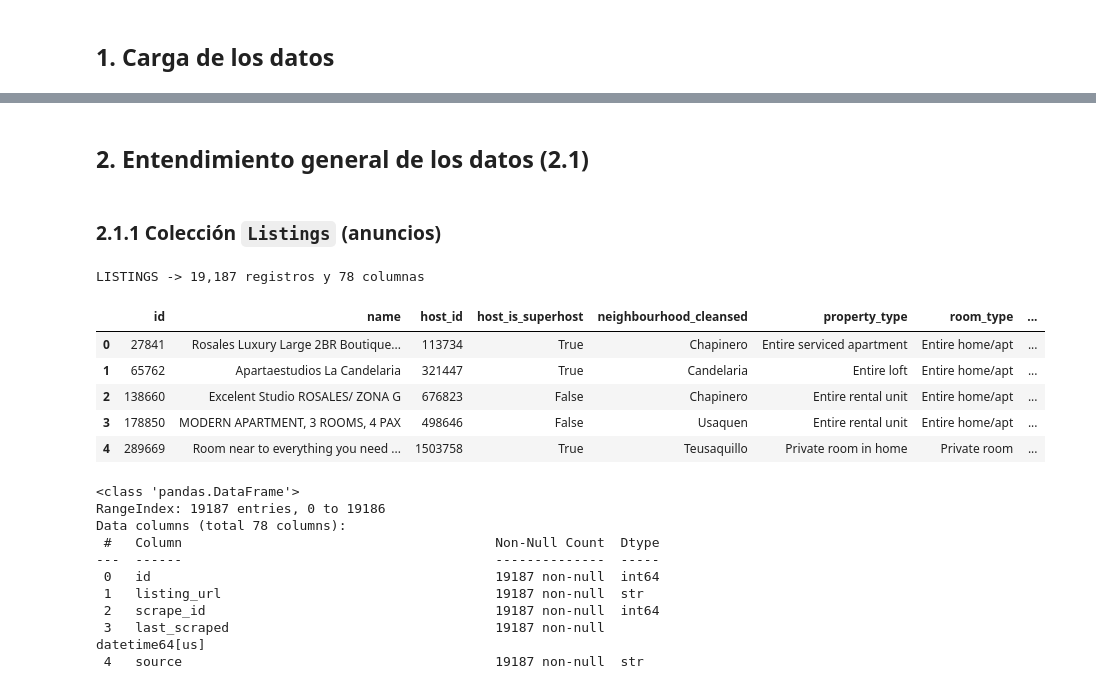
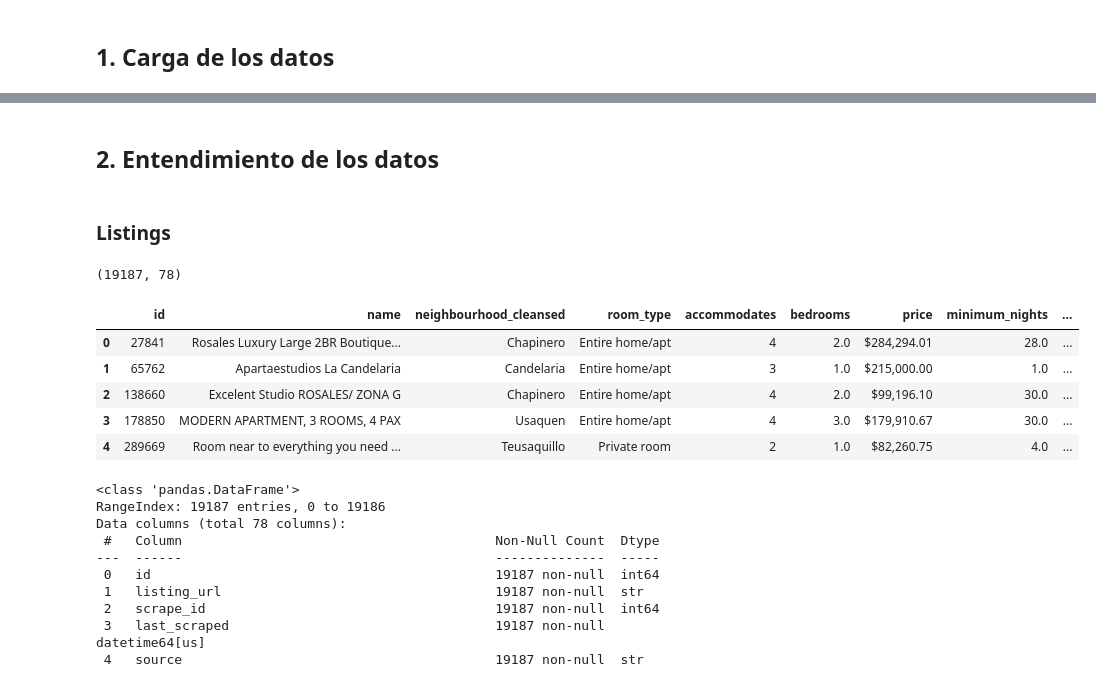
Before and after one commit to brayansr32/etl_airbnb, a Jupyter notebook: notebooks/exploracion_airbnb.ipynb, the cells around one changed output, grey strips where cells are left out. Cells and saved outputs as stored; diff of their text form; code cells hidden in the pictures.

```diff
--- a/notebooks/exploracion_airbnb.ipynb
+++ b/notebooks/exploracion_airbnb.ipynb
@@ -65,0 +11,23 @@ extractor.cerrar()
+# %%
+import sys
+from pathlib import Path
+
+import pandas as pd
+import matplotlib.pyplot as plt
+
+# para poder importar lo que hay en la carpeta src
+raiz = Path.cwd().resolve()
+if raiz.name == "notebooks":
+    raiz = raiz.parent
+sys.path.append(str(raiz / "src"))
+
+from extraccion import Extraccion
+
+pd.set_option("display.max_columns", 30)
+
+extractor = Extraccion(db_name="Airbnb")
+extractor.conectar()
+df_listings = extractor.extraer_datos("Listings")
+df_reviews = extractor.extraer_datos("Reviews")
+df_calendar = extractor.extraer_datos("Calendar")
+extractor.cerrar()
@@ -66,21 +40,19 @@ extractor.cerrar()
 # %% [markdown]
-## 2. Entendimiento general de los datos (2.1)
+## 2. Entendimiento de los datos
-# %% [markdown]
-### 2.1.1 Colección `Listings` (anuncios)
+# %% [markdown]
+### Listings
 # %%
-print(f"LISTINGS -> {df_listings.shape[0]:,} registros y {df_listings.shape[1]} columnas")
-columnas_clave = ["id", "name", "host_id", "host_is_superhost", "neighbourhood_cleansed", "property_type",
-                  "room_type", "accommodates", "bedrooms", "beds", "price", "minimum_nights",
-                  "availability_365", "number_of_reviews", "review_scores_rating"]
-df_listings[columnas_clave].head()
+print(df_listings.shape)
+df_listings[["id", "name", "neighbourhood_cleansed", "room_type", "accommodates", "bedrooms", "price",
+             "minimum_nights", "availability_365", "number_of_reviews"]].head()
 # %% [output]
-LISTINGS -> 19,187 registros y 78 columnas
+(19187, 78)
-|  | id | name | host_id | host_is_superhost | neighbourhood_cleansed | property_type | room_type | ... |
-| 0 | 27841 | Rosales Luxury Large 2BR Boutique... | 113734 | True | Chapinero | Entire serviced apartment | Entire home/apt | ... |
-| 1 | 65762 | Apartaestudios La Candelaria | 321447 | True | Candelaria | Entire loft | Entire home/apt | ... |
-| 2 | 138660 | Excelent Studio ROSALES/ ZONA G | 676823 | False | Chapinero | Entire rental unit | Entire home/apt | ... |
-| 3 | 178850 | MODERN APARTMENT, 3 ROOMS, 4 PAX | 498646 | False | Usaquen | Entire rental unit | Entire home/apt | ... |
-| 4 | 289669 | Room near to everything you need ... | 1503758 | True | Teusaquillo | Private room in home | Private room | ... |
+|  | id | name | neighbourhood_cleansed | room_type | accommodates | bedrooms | price | minimum_nights | ... |
+| 0 | 27841 | Rosales Luxury Large 2BR Boutique... | Chapinero | Entire home/apt | 4 | 2.0 | $284,294.01 | 28.0 | ... |
+| 1 | 65762 | Apartaestudios La Candelaria | Candelaria | Entire home/apt | 3 | 1.0 | $215,000.00 | 1.0 | ... |
+| 2 | 138660 | Excelent Studio ROSALES/ ZONA G | Chapinero | Entire home/apt | 4 | 2.0 | $99,196.10 | 30.0 | ... |
+| 3 | 178850 | MODERN APARTMENT, 3 ROOMS, 4 PAX | Usaquen | Entire home/apt | 4 | 3.0 | $179,910.67 | 30.0 | ... |
+| 4 | 289669 | Room near to everything you need ... | Teusaquillo | Private room | 2 | 1.0 | $82,260.75 | 4.0 | ... |
 # %%
 df_listings.info()
 # %% [output]
```
Also changed, not shown: parts of 111 cells of this notebook, 7 other files.
